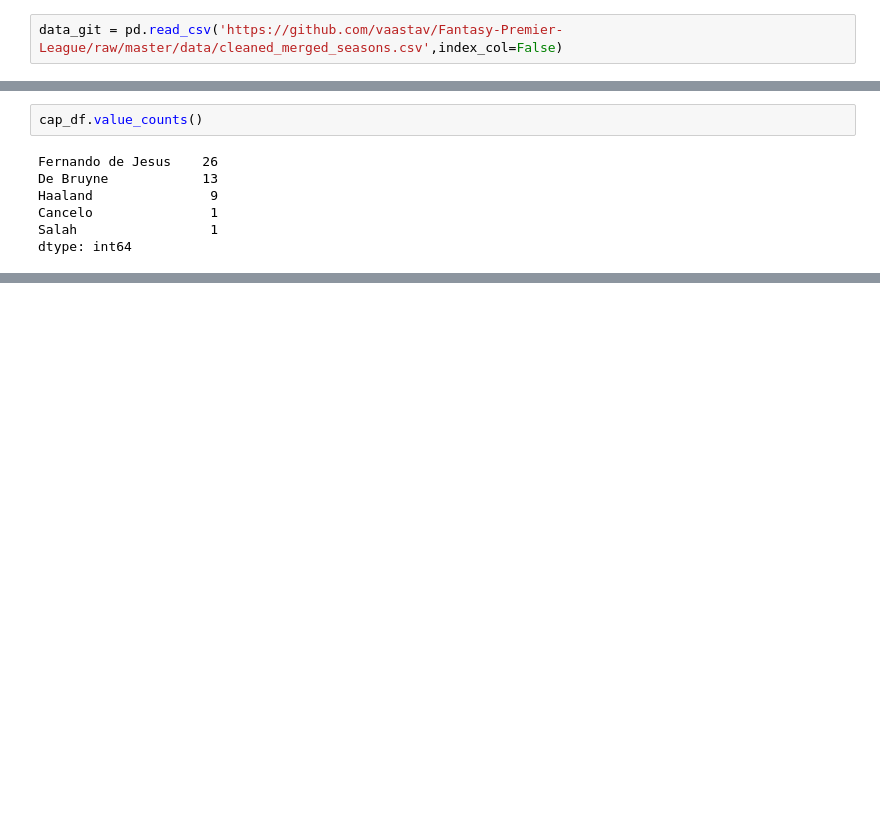
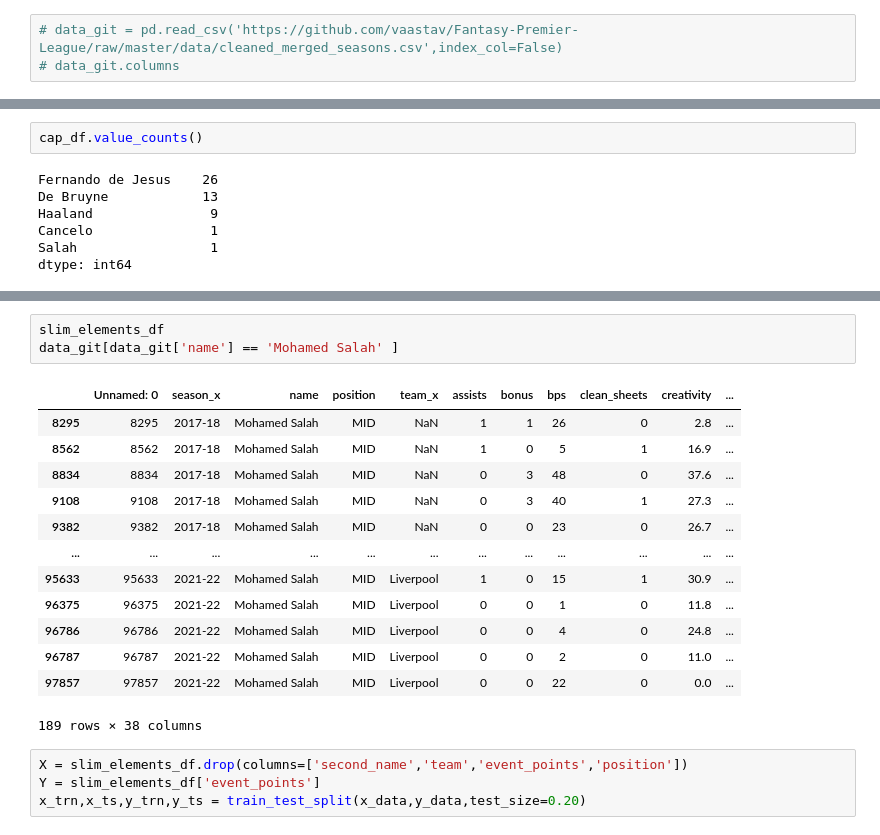
Before and after one commit to loaiwalid07/fantasy, a Jupyter notebook: analysis_note.ipynb, the cells around one changed output, grey strips where cells are left out. Cells and saved outputs as stored; diff of their text form; blank space fills up the shorter version.

```diff
--- a/analysis_note.ipynb
+++ b/analysis_note.ipynb
@@ -220,4 +220,5 @@ data[data.PositionsList == 'GLK'].sort_values(by=[data.columns[(data.columns.get
 # %% [markdown]
 # Read data from FPL API
 # %%
-data_git = pd.read_csv('https://github.com/vaastav/Fantasy-Premier-League/raw/master/data/cleaned_merged_seasons.csv',index_col=False)
+# data_git = pd.read_csv('https://github.com/vaastav/Fantasy-Premier-League/raw/master/data/cleaned_merged_seasons.csv',index_col=False)
+# data_git.columns
@@ -498,3 +554,24 @@ x_trn,x_ts,y_trn,y_ts = train_test_split(X,Y,test_size=0.20)
+# %%
+slim_elements_df
+data_git[data_git['name'] == 'Mohamed Salah' ]
+# %% [output]
+|  | Unnamed: 0 | season_x | name | position | team_x | assists | bonus | bps | clean_sheets | creativity | ... |
+| 8295 | 8295 | 2017-18 | Mohamed Salah | MID | NaN | 1 | 1 | 26 | 0 | 2.8 | ... |
+| 8562 | 8562 | 2017-18 | Mohamed Salah | MID | NaN | 1 | 0 | 5 | 1 | 16.9 | ... |
+| 8834 | 8834 | 2017-18 | Mohamed Salah | MID | NaN | 0 | 3 | 48 | 0 | 37.6 | ... |
+| 9108 | 9108 | 2017-18 | Mohamed Salah | MID | NaN | 0 | 3 | 40 | 1 | 27.3 | ... |
+| 9382 | 9382 | 2017-18 | Mohamed Salah | MID | NaN | 0 | 0 | 23 | 0 | 26.7 | ... |
+| ... | ... | ... | ... | ... | ... | ... | ... | ... | ... | ... | ... |
+| 95633 | 95633 | 2021-22 | Mohamed Salah | MID | Liverpool | 1 | 0 | 15 | 1 | 30.9 | ... |
+| 96375 | 96375 | 2021-22 | Mohamed Salah | MID | Liverpool | 0 | 0 | 1 | 0 | 11.8 | ... |
+| 96786 | 96786 | 2021-22 | Mohamed Salah | MID | Liverpool | 0 | 0 | 4 | 0 | 24.8 | ... |
+| 96787 | 96787 | 2021-22 | Mohamed Salah | MID | Liverpool | 0 | 0 | 2 | 0 | 11.0 | ... |
+| 97857 | 97857 | 2021-22 | Mohamed Salah | MID | Liverpool | 0 | 0 | 22 | 0 | 0.0 | ... |
+189 rows × 38 columns
+# %%
+X = slim_elements_df.drop(columns=['second_name','team','event_points','position'])
+Y = slim_elements_df['event_points']
+x_trn,x_ts,y_trn,y_ts = train_test_split(x_data,y_data,test_size=0.20)
 # %%
 model = DecisionTreeRegressor(random_state=0)
 model.fit(x_trn,y_trn)
```
Also changed, not shown: parts of 17 cells of this notebook.
